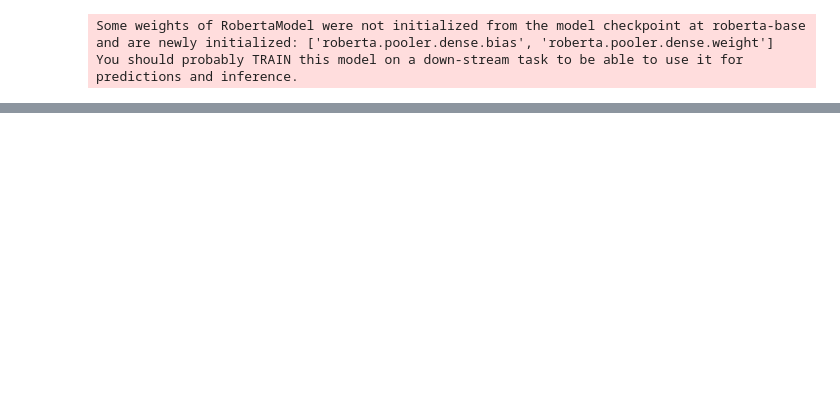
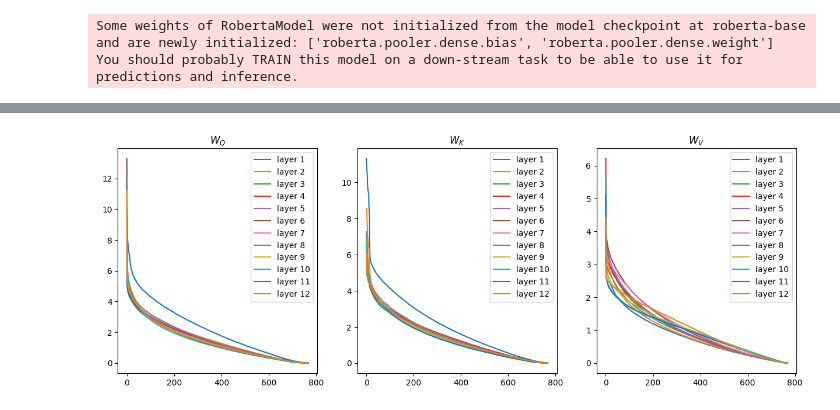
Before and after one commit to Laknath1996/cs-project, a Jupyter notebook: notebooks/1-dev.ipynb, the cells around one changed output, grey strips where cells are left out. Drawn from its saved outputs; the diff is of its cells as text; code cells hidden in the pictures; blank space fills up the shorter version.

```diff
--- a/notebooks/1-dev.ipynb
+++ b/notebooks/1-dev.ipynb
@@ -35,8 +0,0 @@ dataset['test'][0]
-# %%
-f = nn.Sequential(
-    nn.Dropout(0.1),
-    nn.Linear(10, 10),
-    nn.ReLU(),
-    nn.Dropout(0.1),
-    nn.Linear(10, 2),
-)
@@ -163,3 +7,2 @@ from omegaconf import OmegaConf
 # %%
 args = OmegaConf.load('../config.yaml')
-args.freeze = True
@@ -215,6 +9,3 @@ from omegaconf import OmegaConf
-# %%
-args = OmegaConf.load('../config.yaml')
-args.freeze = True
 # %%
 model = get_model(args)
 # %% [output]
@@ -262,0 +34,22 @@ TypeError: __init__() takes 2 positional arguments but 3 were given
+# %%
+s_list = [[], [], []]
+for i in range(model.encoder.config.num_hidden_layers):
+    Wq = model.encoder.encoder.layer[i].attention.self.query.weight.numpy()
+    s_list[0].append(scp.linalg.svdvals(Wq))
+
+    Wk = model.encoder.encoder.layer[i].attention.self.key.weight.numpy()
+    s_list[1].append(scp.linalg.svdvals(Wk))
+
+    Wv = model.encoder.encoder.layer[i].attention.self.value.weight.numpy()
+    s_list[2].append(scp.linalg.svdvals(Wv))
+# %%
+types = [r"$W_Q$", r"$W_K$", r"$W_V$"]
+fig, axes = plt.subplots(1, 3, figsize=(15, 5))
+for i, type in enumerate(types):
+    ax = axes[i]
+    for j, s_vals in enumerate(s_list[i]):
+        ax.plot(list(range(len(s_vals))), s_vals, label=f"layer {j+1}")
+    ax.legend()
+    ax.set_title(type)
+# %% [output]
+[figure, added]
```
Also changed, not shown: parts of 69 cells of this notebook, 5 other files.
